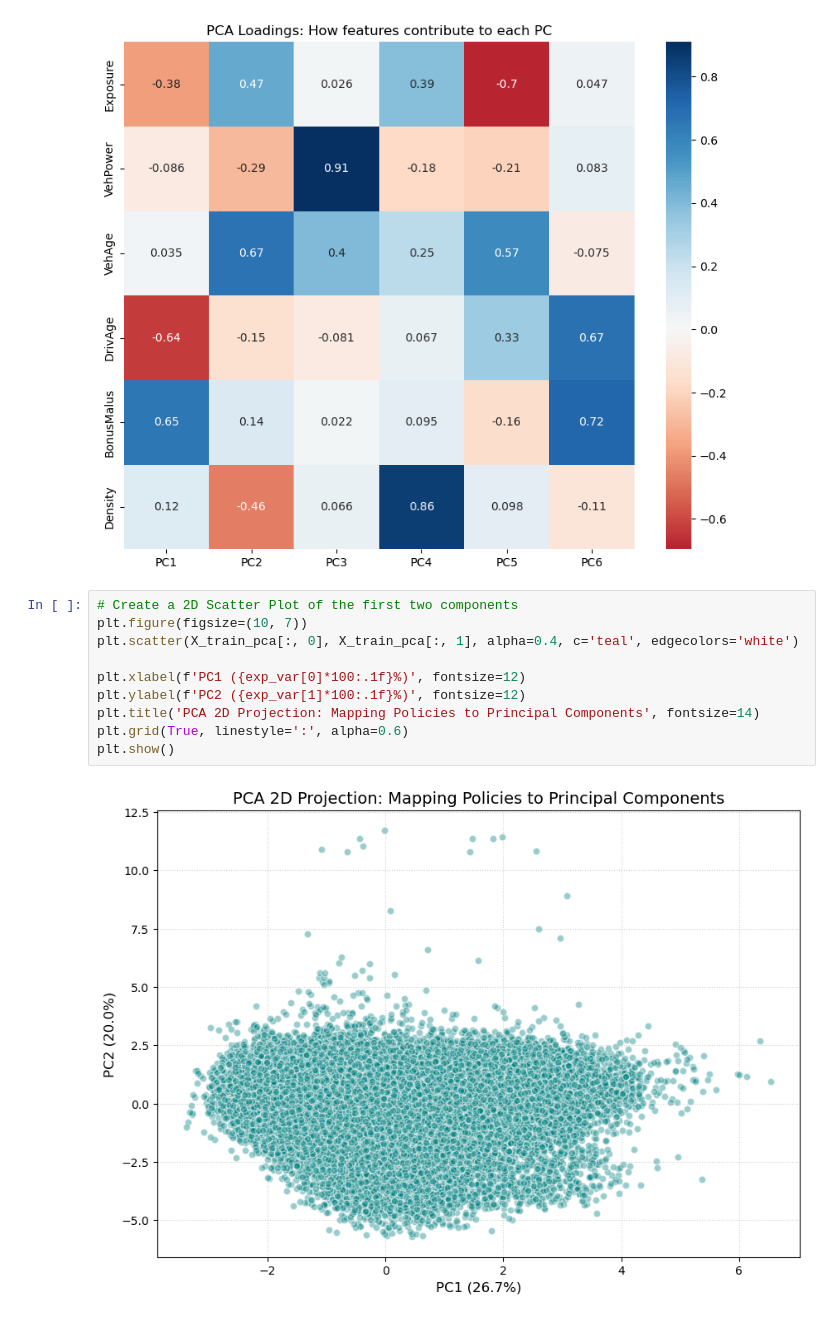
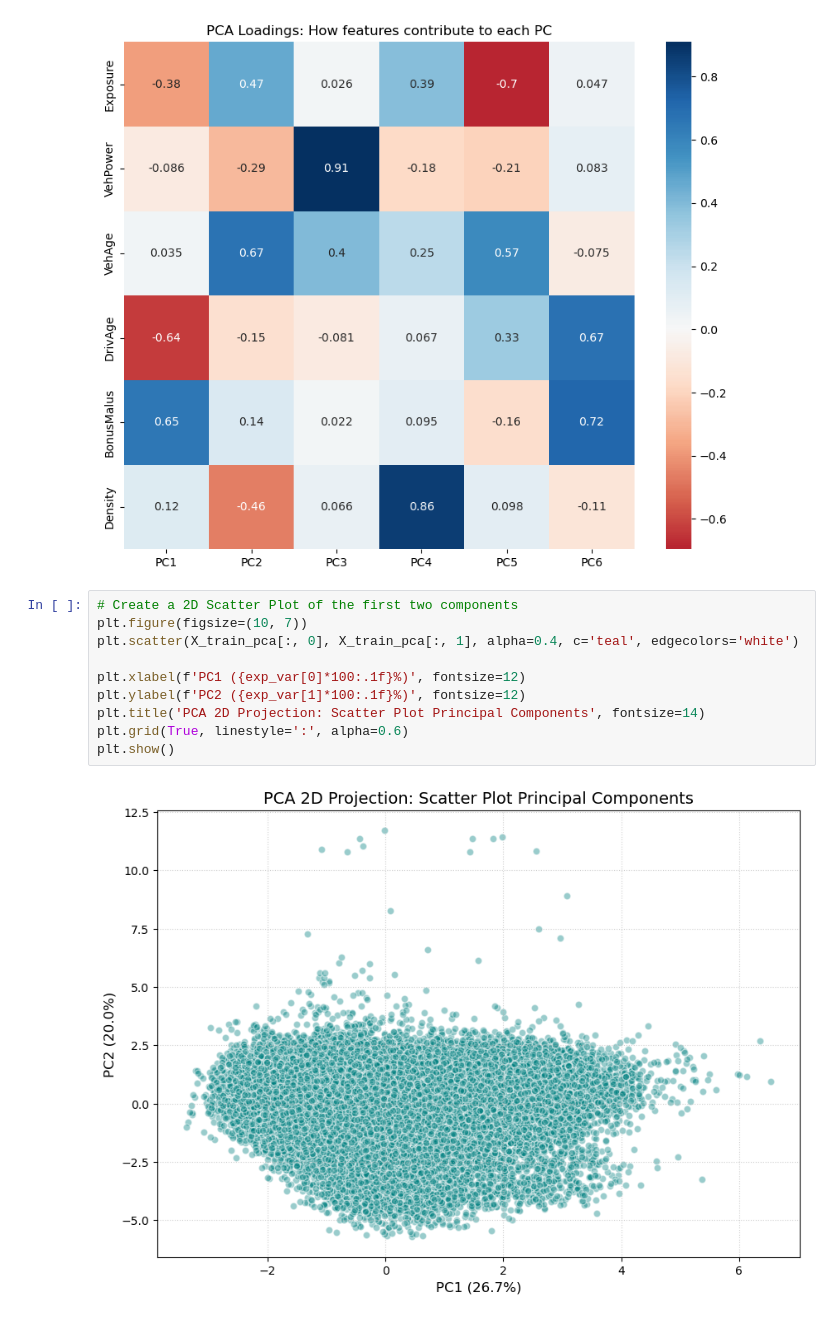
Before and after one commit to Oliverdron/MachineLearning_Project_2025_TeamJP, a Jupyter notebook: notebooks/02_pca_clustering.ipynb, the cells around one changed output. Saved outputs shown, nothing was run; the diff lists cells and outputs as text.

```diff
--- a/notebooks/02_pca_clustering.ipynb
+++ b/notebooks/02_pca_clustering.ipynb
@@ -236,12 +241,12 @@ Name: PC2, dtype: float64
 # %%
 # Create a 2D Scatter Plot of the first two components
 plt.figure(figsize=(10, 7))
 plt.scatter(X_train_pca[:, 0], X_train_pca[:, 1], alpha=0.4, c='teal', edgecolors='white')
 
 plt.xlabel(f'PC1 ({exp_var[0]*100:.1f}%)', fontsize=12)
 plt.ylabel(f'PC2 ({exp_var[1]*100:.1f}%)', fontsize=12)
-plt.title('PCA 2D Projection: Mapping Policies to Principal Components', fontsize=14)
+plt.title('PCA 2D Projection: Scatter Plot Principal Components', fontsize=14)
 plt.grid(True, linestyle=':', alpha=0.6)
 plt.show()
 # %% [output]
-[figure, old version]
+[figure, new version]
```
Also changed, not shown: parts of 4 cells of this notebook.
